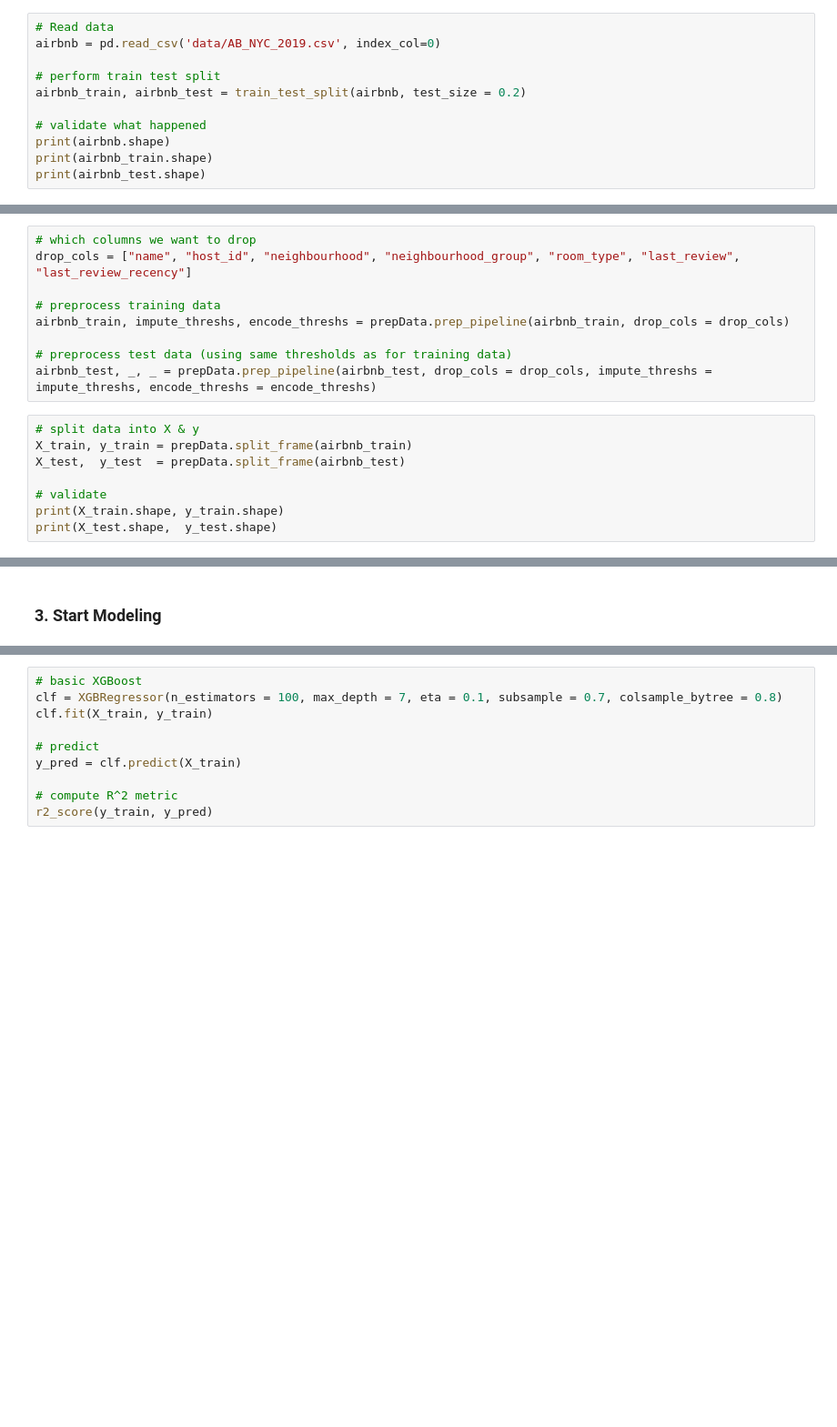
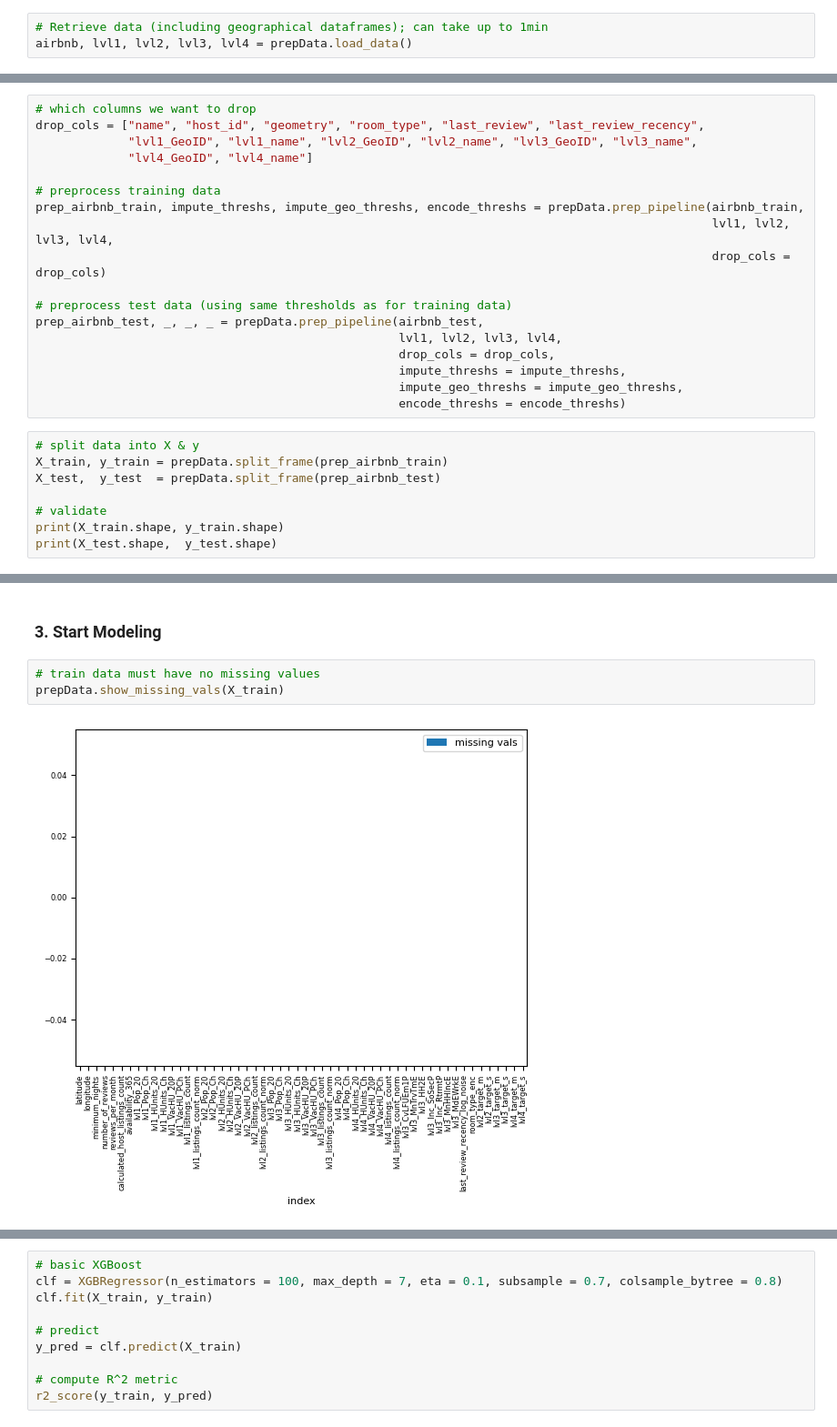
Before and after one commit to lassefschmidt/Ensemble-Learning-on-AirBnb-dataset, a Jupyter notebook: 1_Model Training and Evaluation.ipynb, the cells around one changed output, grey strips where cells are left out. Shown at 91% size. Saved outputs shown, nothing was run; the diff lists cells and outputs as text; blank space fills up the shorter version.

Commit message:
data analysis & feature engineering done

```diff
--- a/1_Model Training and Evaluation.ipynb
+++ b/1_Model Training and Evaluation.ipynb
@@ -57,13 +57,5 @@ plt.rc('figure', titlesize=BIGGER_SIZE)  # fontsize of the figure title
 # %% [markdown]
 ### 2. Retrieve Data
 # %%
-# Read data
-airbnb = pd.read_csv('data/AB_NYC_2019.csv', index_col=0)
-
-# perform train test split
-airbnb_train, airbnb_test = train_test_split(airbnb, test_size = 0.2)
-
-# validate what happened
-print(airbnb.shape)
-print(airbnb_train.shape)
-print(airbnb_test.shape)
+# Retrieve data (including geographical dataframes); can take up to 1min
+airbnb, lvl1, lvl2, lvl3, lvl4 = prepData.load_data()
@@ -74,16 +74,25 @@ print(airbnb_test.shape)
 # %%
 # which columns we want to drop
-drop_cols = ["name", "host_id", "neighbourhood", "neighbourhood_group", "room_type", "last_review", "last_review_recency"]
+drop_cols = ["name", "host_id", "geometry", "room_type", "last_review", "last_review_recency",
+             "lvl1_GeoID", "lvl1_name", "lvl2_GeoID", "lvl2_name", "lvl3_GeoID", "lvl3_name",
+             "lvl4_GeoID", "lvl4_name"]
 
 # preprocess training data
-airbnb_train, impute_threshs, encode_threshs = prepData.prep_pipeline(airbnb_train, drop_cols = drop_cols)
+prep_airbnb_train, impute_threshs, impute_geo_threshs, encode_threshs = prepData.prep_pipeline(airbnb_train,
+                                                                                               lvl1, lvl2, lvl3, lvl4,
+                                                                                               drop_cols = drop_cols)
 
 # preprocess test data (using same thresholds as for training data)
-airbnb_test, _, _ = prepData.prep_pipeline(airbnb_test, drop_cols = drop_cols, impute_threshs = impute_threshs, encode_threshs = encode_threshs)
+prep_airbnb_test, _, _, _ = prepData.prep_pipeline(airbnb_test,
+                                                   lvl1, lvl2, lvl3, lvl4,
+                                                   drop_cols = drop_cols,
+                                                   impute_threshs = impute_threshs,
+                                                   impute_geo_threshs = impute_geo_threshs,
+                                                   encode_threshs = encode_threshs)
 # %%
 # split data into X & y
-X_train, y_train = prepData.split_frame(airbnb_train)
-X_test,  y_test  = prepData.split_frame(airbnb_test)
+X_train, y_train = prepData.split_frame(prep_airbnb_train)
+X_test,  y_test  = prepData.split_frame(prep_airbnb_test)
 
 # validate
 print(X_train.shape, y_train.shape)
@@ -112,2 +103,7 @@ dtype: int64
 # %% [markdown]
 ### 3. Start Modeling
+# %%
+# train data must have no missing values
+prepData.show_missing_vals(X_train)
+# %% [output]
+[figure, added]
```
Also changed, not shown: parts of 7 cells of this notebook, 3 other files.
